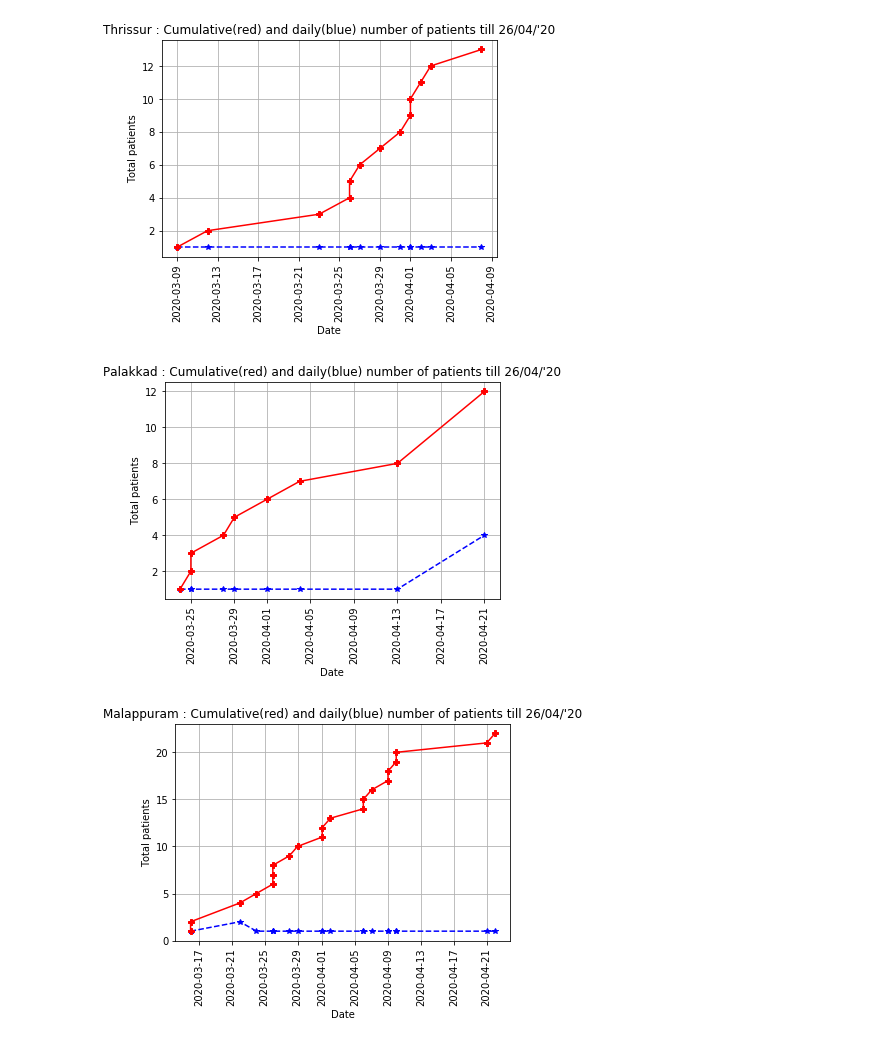
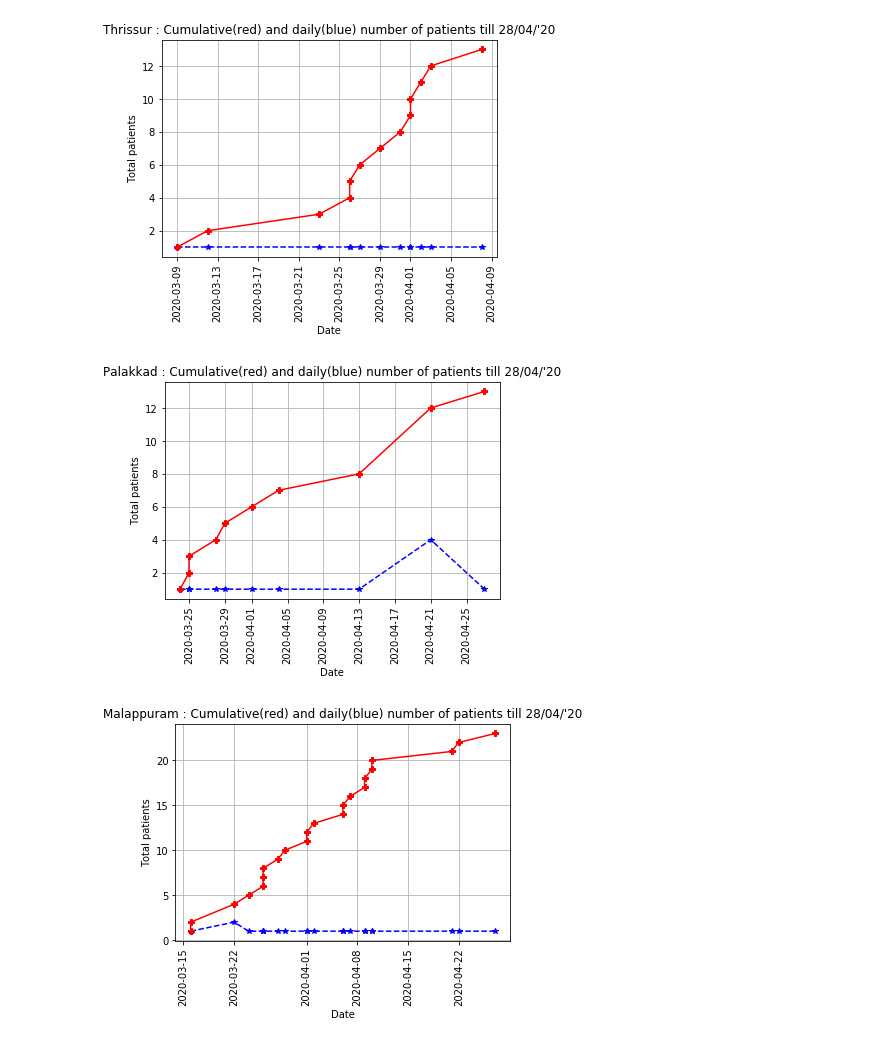
Before and after one commit to sandyiswell/covid19Kerala, a Jupyter notebook: DistricsWise.ipynb, the cells around one changed output. Drawn from its saved outputs; the diff is of its cells as text; code cells hidden in the pictures.

```diff
--- a/DistricsWise.ipynb
+++ b/DistricsWise.ipynb
@@ -239,27 +239,27 @@ plt.grid()
 # %%
 # Palakkad.
 plt.plot(kl9.NumberOfPatients, marker='*', markersize=6, linestyle='--', color ='b')
 plt.plot(kl9.Cumulative_number_of_cases, marker='P', markersize=6, linestyle='-', color ='r')
 
-plt.title("Palakkad : Cumulative(red) and daily(blue) number of patients till 26/04/'20")
+plt.title("Palakkad : Cumulative(red) and daily(blue) number of patients till 28/04/'20")
 plt.ylabel("Total patients")
 plt.xlabel("Date")
 plt.xticks(rotation =90)
 plt.grid()
 # %% [output]
-[figure, old version]
+[figure, new version]
 # %%
 # Malappuram.
 plt.plot(kl10.NumberOfPatients, marker='*', markersize=6, linestyle='--', color ='b')
 plt.plot(kl10.Cumulative_number_of_cases, marker='P', markersize=6, linestyle='-', color ='r')
 
-plt.title("Malappuram : Cumulative(red) and daily(blue) number of patients till 26/04/'20")
+plt.title("Malappuram : Cumulative(red) and daily(blue) number of patients till 28/04/'20")
 plt.ylabel("Total patients")
 plt.xlabel("Date")
 plt.xticks(rotation =90)
 plt.grid()
 # %% [output]
-[figure, old version]
+[figure, new version]
 # %%
 # Kozhikode.
 plt.plot(kl11.NumberOfPatients, marker='*', markersize=6, linestyle='--', color ='b')
```
Also changed, not shown: parts of 15 cells of this notebook, 2 other files.
